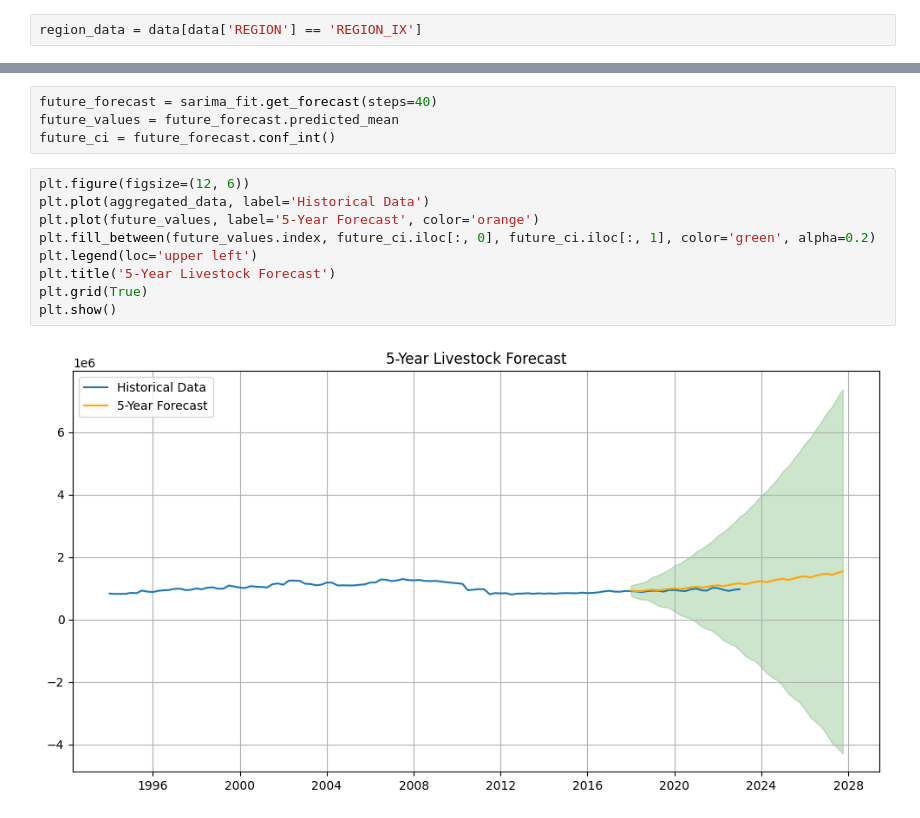
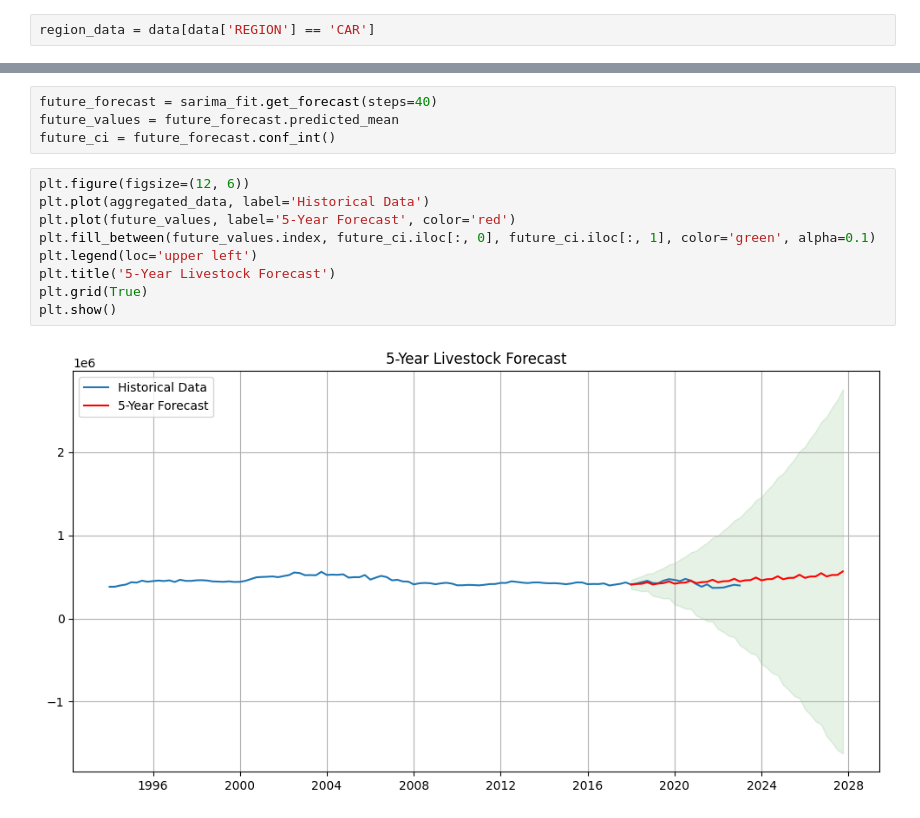
Before and after one commit to Alessa-Gillespie/Livestock_Lifelines_Group2, a Jupyter notebook: Group2_4CSC_LivestockLifelines-SARIMA.ipynb, the cells around one changed output, grey strips where cells are left out. Saved outputs shown, nothing was run; the diff lists cells and outputs as text.

```diff
--- a/Group2_4CSC_LivestockLifelines-SARIMA.ipynb
+++ b/Group2_4CSC_LivestockLifelines-SARIMA.ipynb
@@ -1791,7 +1791,7 @@ Ensure that  `QUARTER` column is stored as a string, to treat it as a temporal d
 # %%
 data['QUARTER'] = pd.to_datetime(data['QUARTER'])
 # %%
-region_data = data[data['REGION'] == 'REGION_IX']
+region_data = data[data['REGION'] == 'CAR']
 # %% [markdown]
 Group the data by each quarter and sum the `LIVESTOCK_COUNT` values to create a _single_ aggregated value for each quarter.
 # %%
@@ -1869,11 +1869,11 @@ future_ci = future_forecast.conf_int()
 # %%
 plt.figure(figsize=(12, 6))
 plt.plot(aggregated_data, label='Historical Data')
-plt.plot(future_values, label='5-Year Forecast', color='orange')
-plt.fill_between(future_values.index, future_ci.iloc[:, 0], future_ci.iloc[:, 1], color='green', alpha=0.2)
+plt.plot(future_values, label='5-Year Forecast', color='red')
+plt.fill_between(future_values.index, future_ci.iloc[:, 0], future_ci.iloc[:, 1], color='green', alpha=0.1)
 plt.legend(loc='upper left')
 plt.title('5-Year Livestock Forecast')
 plt.grid(True)
 plt.show()
 # %% [output]
-[figure, old version]
+[figure, new version]
```
Also changed, not shown: parts of 8 cells of this notebook.
